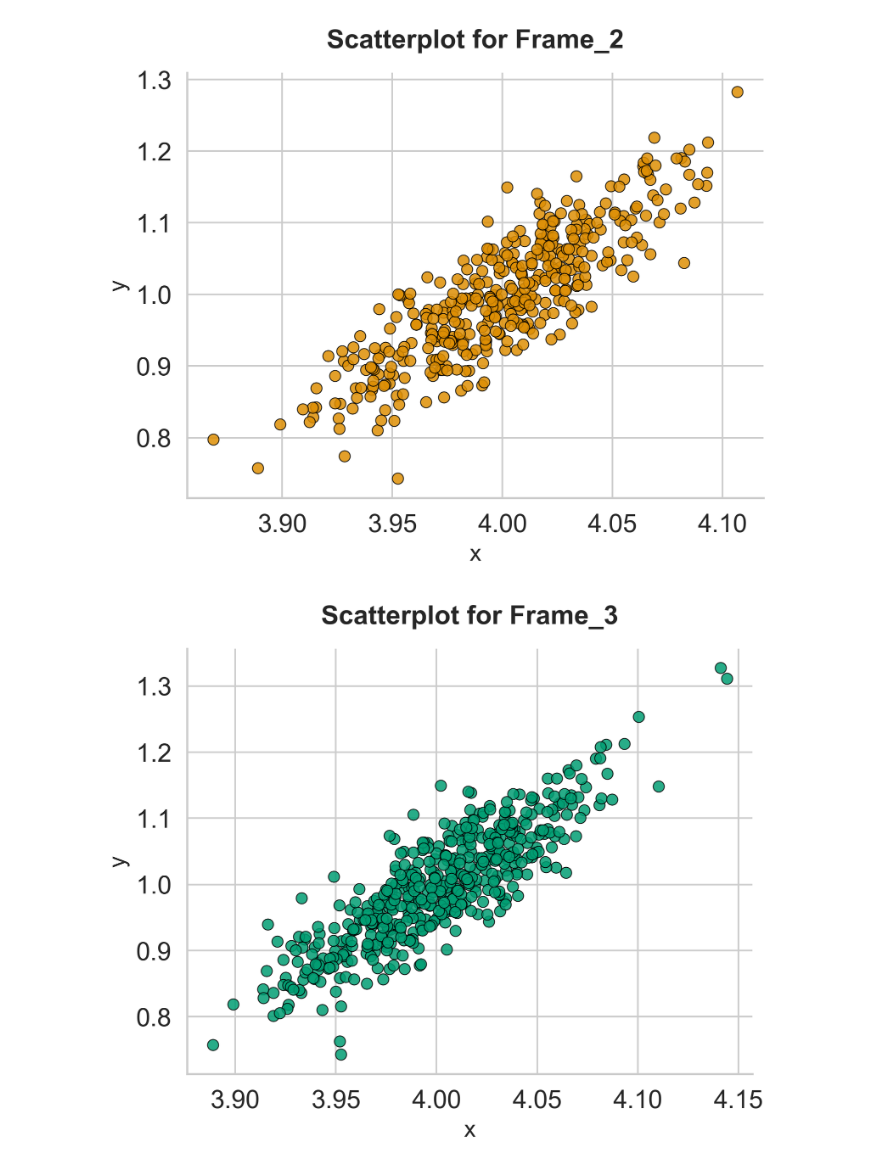
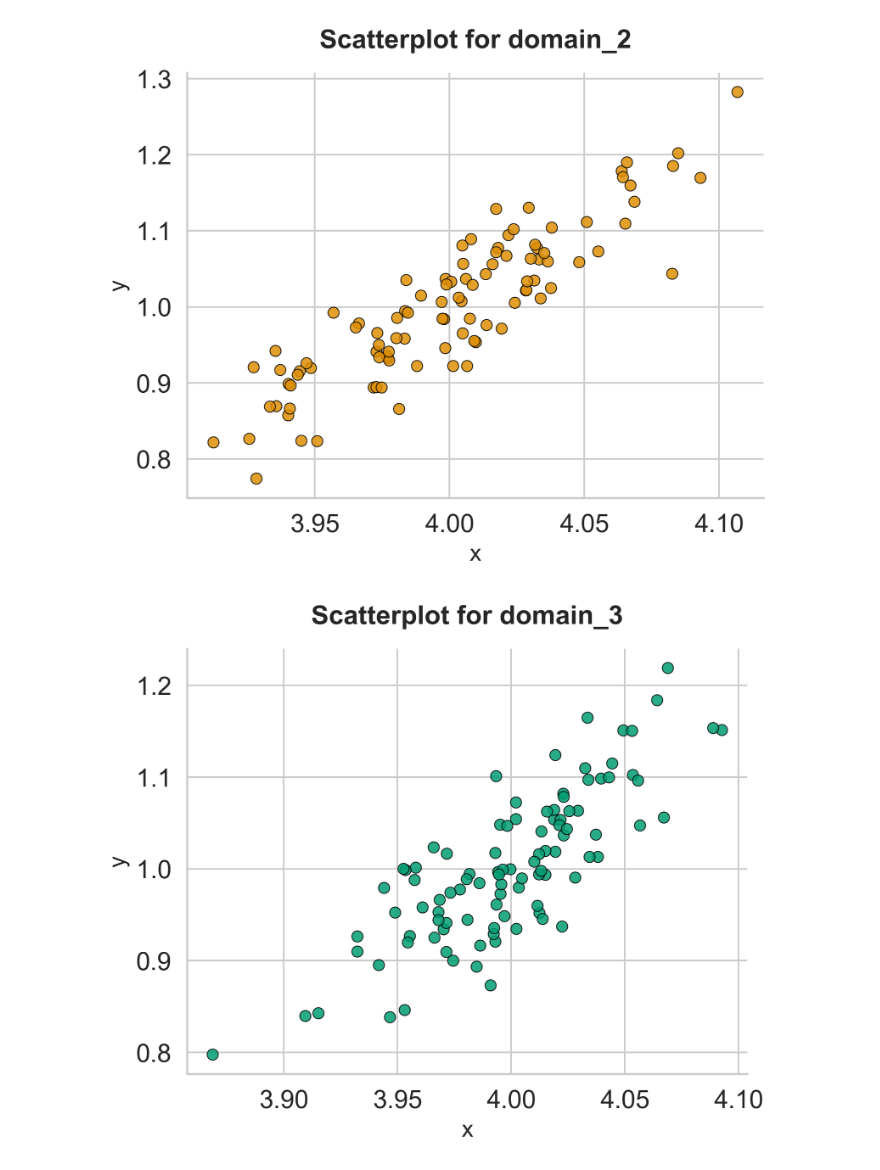
Before and after one commit to glancia93/-Population-Detection-and-Sampling-in-Liguria, a Jupyter notebook: Simulation/Data_Visualization.ipynb, the cells around one changed output. Cells and saved outputs as stored; diff of their text form; code cells hidden in the pictures.

```diff
--- a/Simulation/Data_Visualization.ipynb
+++ b/Simulation/Data_Visualization.ipynb
@@ -8,20 +8,20 @@ import numpy as np
 from Simulation import Simulation
 # %%
 #get the simulation class
-simulation = Simulation(allocation=None, strategy="MFS")
+simulation = Simulation(allocation=None)
 simulation_results = simulation.run_pipeline()
 # %%
-# your main results
+# get htw population and put it in a Data Frame
 data = pd.DataFrame({
     "x": simulation_results["population"]["x"],
     "y": simulation_results["population"]["y"]
 })
 
-# your groups (list of index lists)
-tag_groups = simulation_results["population"]["frames"]
+# groups (list of index lists)
+tag_groups = simulation_results["population"]["domains"]
 
 # create names for them
-tag_names = [f"Frame_{i+1}" for i in range(len(tag_groups))]
+tag_names = [f"domain_{i+1}" for i in range(len(tag_groups))]
 
 # build mapping from row index → tag
 records = []
@@ -108,6 +51,7 @@ sns.scatterplot(
     data=df_with_tags, x="x", y="y",
     color="black", s=40, alpha=0.7, edgecolor=None
 )
+plt.title("All data (no hue)", pad=15)
 sns.despine()
 plt.tight_layout()
 plt.savefig("all_data_no_hue.pdf", bbox_inches="tight")
@@ -116,7 +60,9 @@ plt.show()
 # 2. Scatterplot with hue = tag
 plt.figure(figsize=(6, 5))
 sns.scatterplot(
-    data=df_with_tags, x="x", y="y",
+    data=df_with_tags,
+    x="x",
+    y="y",
     hue="tag", s=40, alpha=0.8, edgecolor=None
 )
 plt.title("All data (colored by tag)", pad=15)
@@ -152,2 +98,2 @@ for i, tag in enumerate(tag_names):
-[figure, old version]
+[figure, new version]
-[figure, old version]
+[figure, new version]
```
Also changed, not shown: parts of 3 cells of this notebook, 7 other files.
